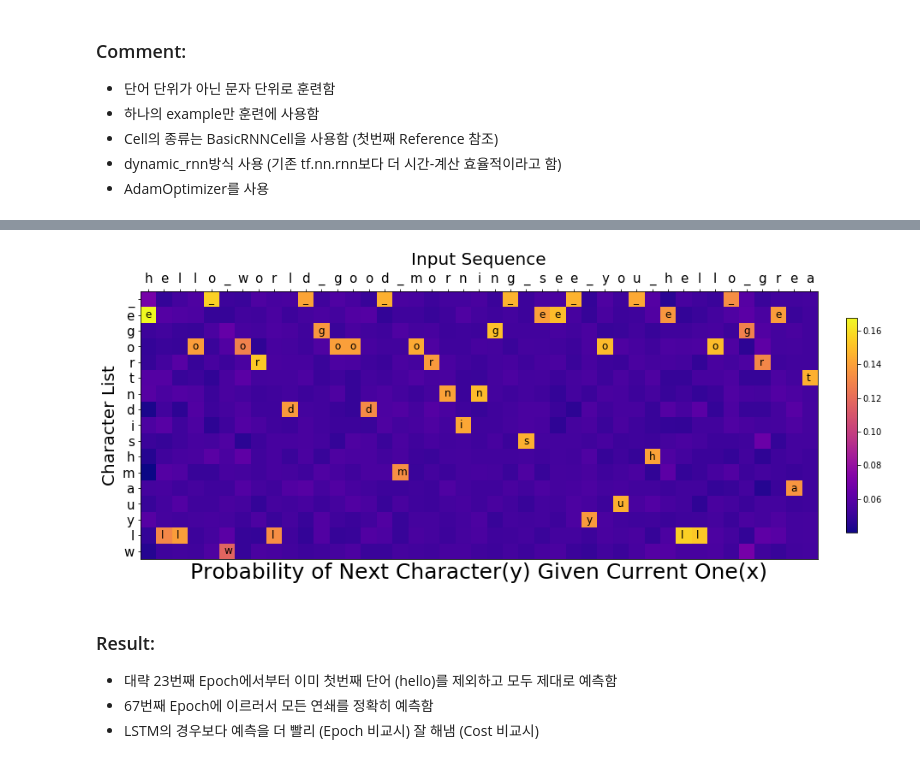
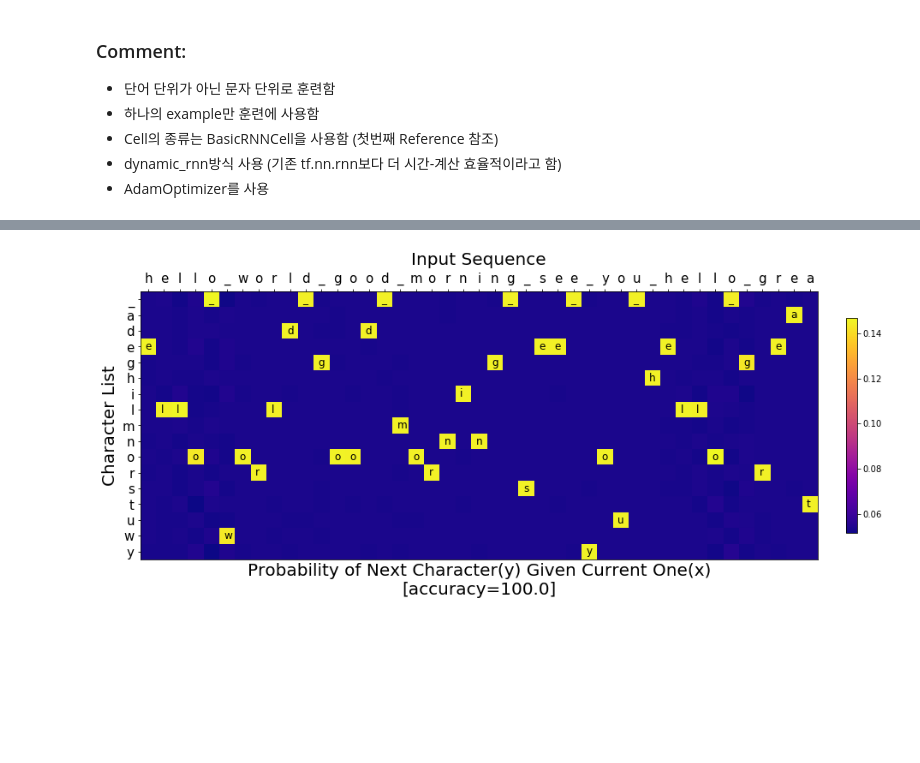
Before and after one commit to jaekookang/useful_bits, a Jupyter notebook: Machine_Learning/RNN_LSTM/predict_character/rnn_char.ipynb, the cells around one changed output, grey strips where cells are left out. Saved outputs shown, nothing was run; the diff lists cells and outputs as text; code cells hidden in the pictures; blank space fills up the shorter version.

```diff
--- a/Machine_Learning/RNN_LSTM/predict_character/rnn_char.ipynb
+++ b/Machine_Learning/RNN_LSTM/predict_character/rnn_char.ipynb
@@ -25,7 +25,7 @@ import matplotlib.pyplot as plt
 
 # Input/Ouput data
 char_raw = 'hello_world_good_morning_see_you_hello_great'
-char_list = list(set(char_raw))
+char_list = sorted(list(set(char_raw)))
 char_to_idx = {c: i for i, c in enumerate(char_list)}
 idx_to_char = {i: c for i, c in enumerate(char_list)}
 char_data = [char_to_idx[c] for c in char_raw]
@@ -39,7 +39,7 @@ with tf.Session() as sess:
 # %%
 # Learning parameters
 learning_rate = 0.001
-max_iter = 200
+max_iter = 1000
 
 # Network Parameters
 n_input_dim = char_input.shape[1]
@@ -98,9 +98,13 @@ with tf.Session() as sess:
     for i in range(max_iter):
         _, loss, p = sess.run([optimizer, cost, pred],
                               feed_dict={x_data: x_train, y_data: y_train})
-        if i is max_iter-1:
+        if i == (max_iter-1):
             pred_act = softmax(p)
-        pred_out = np.argmax(p, axis=1)
-        print('Epoch: {:>4}'.format(i + 1), '/', str(max_iter),
-              'Cost: {:4f}'.format(loss), 'Predict:', ''.join([idx_to_char[i] for i in pred_out]))
+        if (i+1) % 100 == 0:
+            pred_out = np.argmax(p, axis=1)
+            accuracy = np.sum(char_data[1:] == pred_out)/n_output_len*100
+            print('Epoch:{:>4}/{},'.format(i+1,max_iter),
+                  'Cost:{:.4f},'.format(loss),
+                  'Acc:{:>.1f},'.format(accuracy),
+                  'Predict:', ''.join([idx_to_char[i] for i in pred_out]))
 # %% [output]
@@ -124,26 +121,23 @@ Epoch:  200 / 200 Cost: 0.003303 Predict: ello_world_good_morning_see_you_hello_
 # %%
 # Probability plot
 fig, ax = plt.subplots()
 fig.set_size_inches(15,20)
 plt.title('Input Sequence', y=1.08, fontsize=20)
-plt.xlabel('Probability of Next Character(y) Given Current One(x)', fontsize=25, y=1.5)
+plt.xlabel('Probability of Next Character(y) Given Current One(x)'+
+           '\n[accuracy={:.1f}]'.format(accuracy),
+           fontsize=20, y=1.5)
 plt.ylabel('Character List', fontsize=20)
 plot = plt.imshow(pred_act.T, cmap=plt.get_cmap('plasma'))
 fig.colorbar(plot, fraction=0.015, pad=0.04)
 plt.xticks(np.arange(len(char_data)-1), list(char_raw)[:-1], fontsize=15)
 plt.yticks(np.arange(len(char_list)), [idx_to_char[i] for i in range(len(char_list))], fontsize=15)
 ax.xaxis.tick_top()
 
 # Annotate
 for i, idx in zip(range(len(pred_out)), pred_out):
     annotation = idx_to_char[idx]
     ax.annotate(annotation, xy=(i-0.2, idx+0.2), fontsize=12)
 
 plt.show()
 # %% [output]
-[figure, old version]
+[figure, new version]
-# %% [markdown]
-### Result:
-- 대략 23번째 Epoch에서부터 이미 첫번째 단어 (hello)를 제외하고 모두 제대로 예측함
-- 67번째 Epoch에 이르러서 모든 연쇄를 정확히 예측함
-- LSTM의 경우보다 예측을 더 빨리 (Epoch 비교시) 잘 해냄 (Cost 비교시)
```
Also changed, not shown: parts of 1 cell of this notebook, 1 other file.
